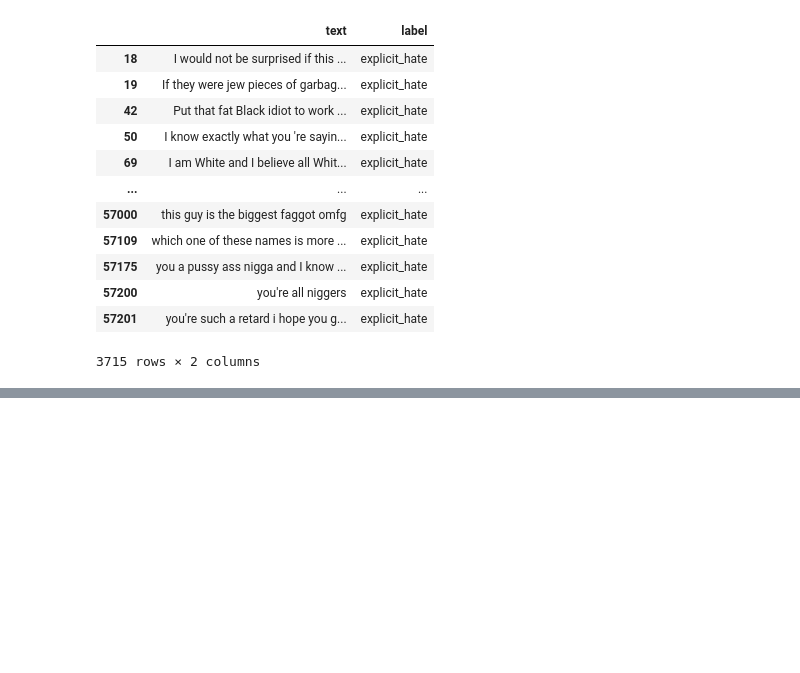
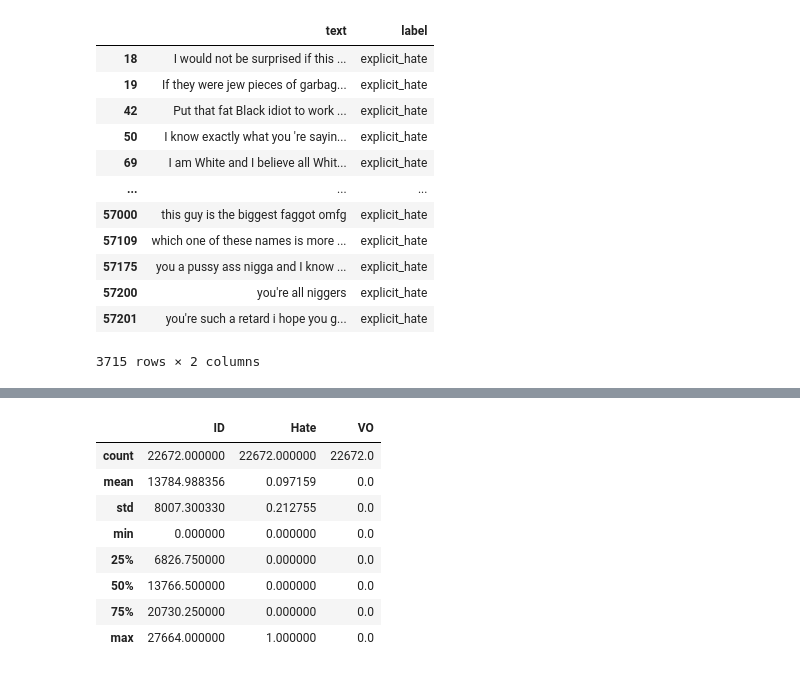
Before and after one commit to uadR1/nlphatespeech, a Jupyter notebook: Aras/Collect_Data/collectalldata.ipynb, the cells around one changed output, grey strips where cells are left out. Drawn from its saved outputs; the diff is of its cells as text; code cells hidden in the pictures; blank space fills up the shorter version.

```diff
--- a/Aras/Collect_Data/collectalldata.ipynb
+++ b/Aras/Collect_Data/collectalldata.ipynb
@@ -161,0 +182,14 @@ df_all[df_all['label'] == 'explicit_hate']
+# %%
+# Group by ID to find entries where all annotators agreed it is no hate and no offensive
+df_n_hohate = df_neutral.groupby(['ID'], as_index=False)['Hate', 'VO'].mean()
+df_n_hohate.describe()
+# %% [output]
+|  | ID | Hate | VO |
+| count | 22672.000000 | 22672.000000 | 22672.0 |
+| mean | 13784.988356 | 0.097159 | 0.0 |
+| std | 8007.300330 | 0.212755 | 0.0 |
+| min | 0.000000 | 0.000000 | 0.0 |
+| 25% | 6826.750000 | 0.000000 | 0.0 |
+| 50% | 13766.500000 | 0.000000 | 0.0 |
+| 75% | 20730.250000 | 0.000000 | 0.0 |
+| max | 27664.000000 | 1.000000 | 0.0 |
```
Also changed, not shown: parts of 9 cells of this notebook, 6 other files.
